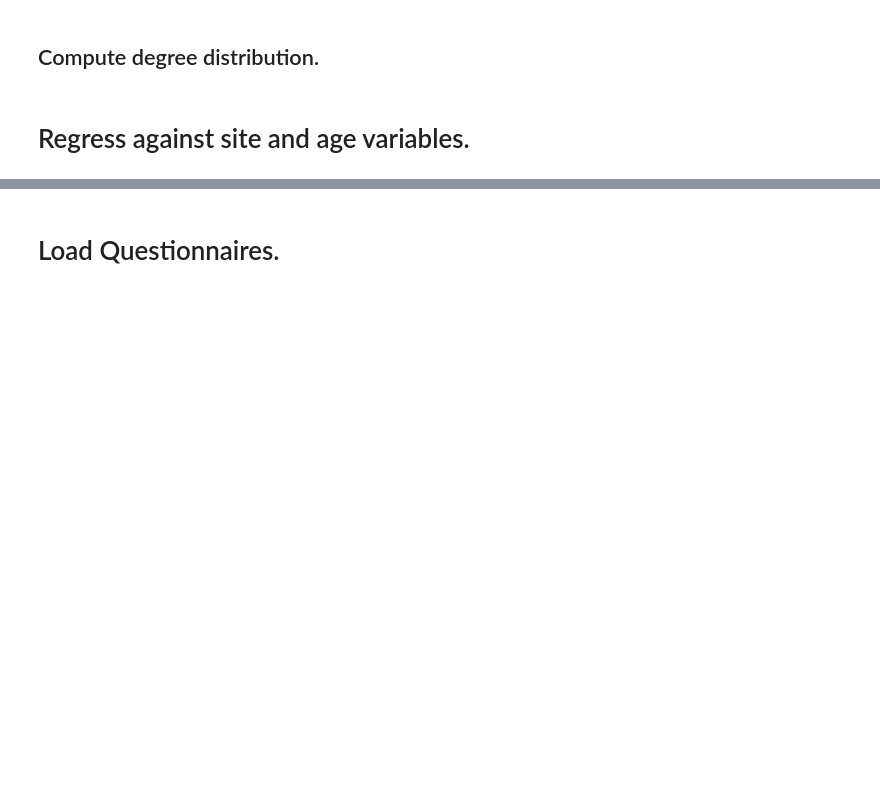
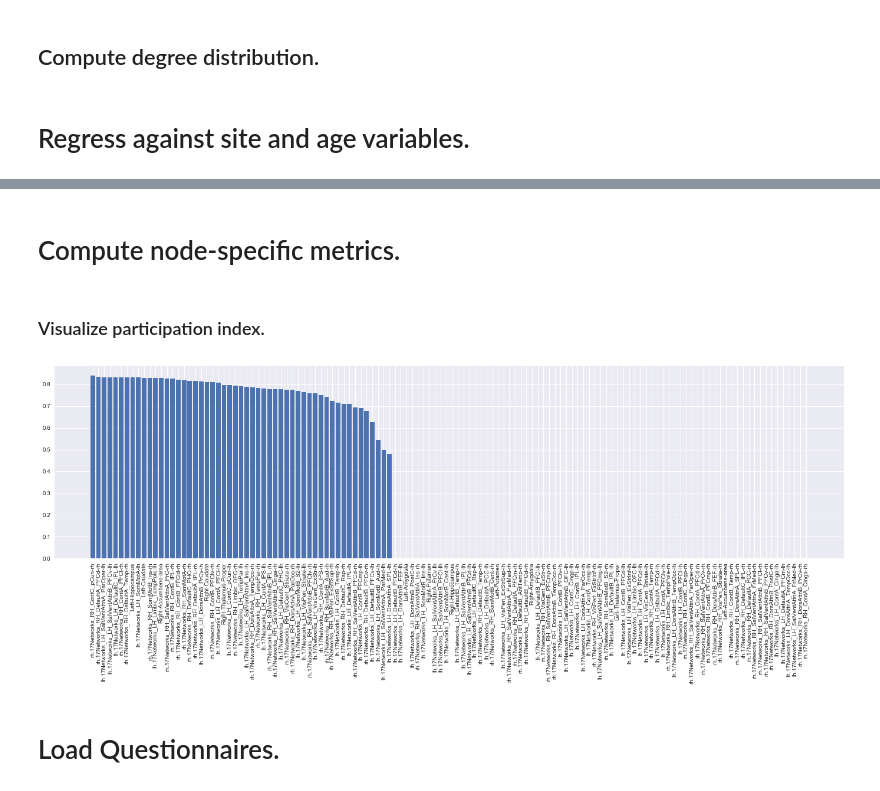
Before and after one commit to abafzal/embarc_gtrs, a Jupyter notebook: notebooks/subtypes_gt_analyses.ipynb, the cells around one changed output, grey strips where cells are left out. Saved outputs shown, nothing was run; the diff lists cells and outputs as text; code cells hidden in the pictures; blank space fills up the shorter version.

Commit message:
node specific metrics

```diff
--- a/notebooks/subtypes_gt_analyses.ipynb
+++ b/notebooks/subtypes_gt_analyses.ipynb
@@ -1343,13 +1347,14 @@ print 'Done.'
 # %%
-## Run 5.2.0.
+## Run 5.2.1.
+## Source code: http://perso.crans.org/aynaud/communities/api.html#community.generate_dendrogram
 
 import community
 import networkx as nx
 
-modularities = np.zeros((metrics_pd.index.shape[0])
+modularities = np.zeros((metrics_pd.index.shape[0]))
 
 ## Iterate over subjects.
-for idx,subject,thresh in zip(np.arange(metrics_dat.shape[0]),metrics_pd.index,metrics_pd.threshold):
+for idx,subject,thresh in zip(np.arange(metrics_pd.shape[0]),metrics_pd.index,metrics_pd.threshold):
 
     ## Load data.
     rtoz = np.load(os.path.join(gt_dir, 'correlations', '%s_rtoz.npz' %subject))['zmat']
@@ -1368,3 +1373,9 @@ for idx,subject,thresh in zip(np.arange(metrics_dat.shape[0]),metrics_pd.index,m
 
     part = community.best_partition(G)
     modularities[idx] = community.modularity(part,G)
+
+## Add results to dataframe.
+metrics_pd['modularity'] = modularities
+
+## Save.
+metrics_pd.to_csv(os.path.join(gt_dir, 'graph_metrics', 'metrics_by_density_updated.csv'))
@@ -1408,7 +1417,7 @@ n_subs = len(subjects)
 
 ## Specify parameters.
 qc_metrics = ['threshold', 'n_nodes', 'n_edges','n_components', 'cc_node_ratio', 'cc_edge_ratio']
-global_metrics = ['avg_degree','clustering_coefficient', 'avg_path_length', 'glob_efficiency', 'loc_efficiency']
+global_metrics = ['avg_degree','clustering_coefficient', 'avg_path_length', 'glob_efficiency', 'loc_efficiency', 'modularity']
 
 metrics_pd = pd.read_csv(os.path.join(gt_dir, 'graph_metrics', 'metrics_by_density.csv'), usecols=['Subject_ID'] + qc_metrics + global_metrics + ['density'])
 metrics_pd.density = np.round(metrics_pd.density,2)
@@ -1440,8 +1449,6 @@ for metrics, name in zip([qc_metrics, global_metrics],['QC','Global']):
         ax.scatter(density_hc.mean().index, density_hc.mean()[m])
         ax.plot(density_hc.mean().index, density_hc.mean()[m])
 
-        tval,pval = ttest_ind((metrics_pd[m][metrics_pd.cohort == 1]),(metrics_pd[m][metrics_pd.cohort == 2]))
-
         ax.set_xlabel('density', fontsize=18)
         ax.set_ylabel(m, fontsize=18)
 
@@ -1450,10 +1457,7 @@ for metrics, name in zip([qc_metrics, global_metrics],['QC','Global']):
         for tick in ax.yaxis.get_major_ticks():
             tick.label.set_fontsize(16)
 
-        if pval<0.05:
-            plt.legend(['Psychiatric***','Healthy'], fontsize=18)
-        else:
-            plt.legend(['Psychiatric','Healthy'], fontsize=18)
+        plt.legend(['Psychiatric','Healthy'], fontsize=18)
         plt.title(m, fontsize=22)
 
 
@@ -1598,0 +1634,2 @@ Intercept RE    0.004
+# %% [markdown]
+# Compute node-specific metrics.
@@ -1599,3 +1784,23 @@ Intercept RE    0.004
+# %% [markdown]
+### Visualize participation index.
+# %%
+pdict = dict.fromkeys(regions)
+p_temp = np.where(np.isnan(p_index),0,p_index)
+
+for i in np.arange(len(regions)):
+    pdict[regions[i]] = p_temp[i]
+
+pidx = [(w, pdict[w]) for w in sorted(pdict, key=pdict.get, reverse=True)]
+
+labels, vals = zip(*pidx)
+
+fig = plt.figure(figsize=(24,6))
+barplot = plt.bar(np.arange(len(regions)),vals)
+
+plt.xticks(np.arange(len(regions)), labels, rotation='vertical')
+plt.show()
+# %% [output]
+[figure, added]
 # %% [markdown]
 # Load Questionnaires.
 # %%
```
Also changed, not shown: parts of 10 cells of this notebook.
